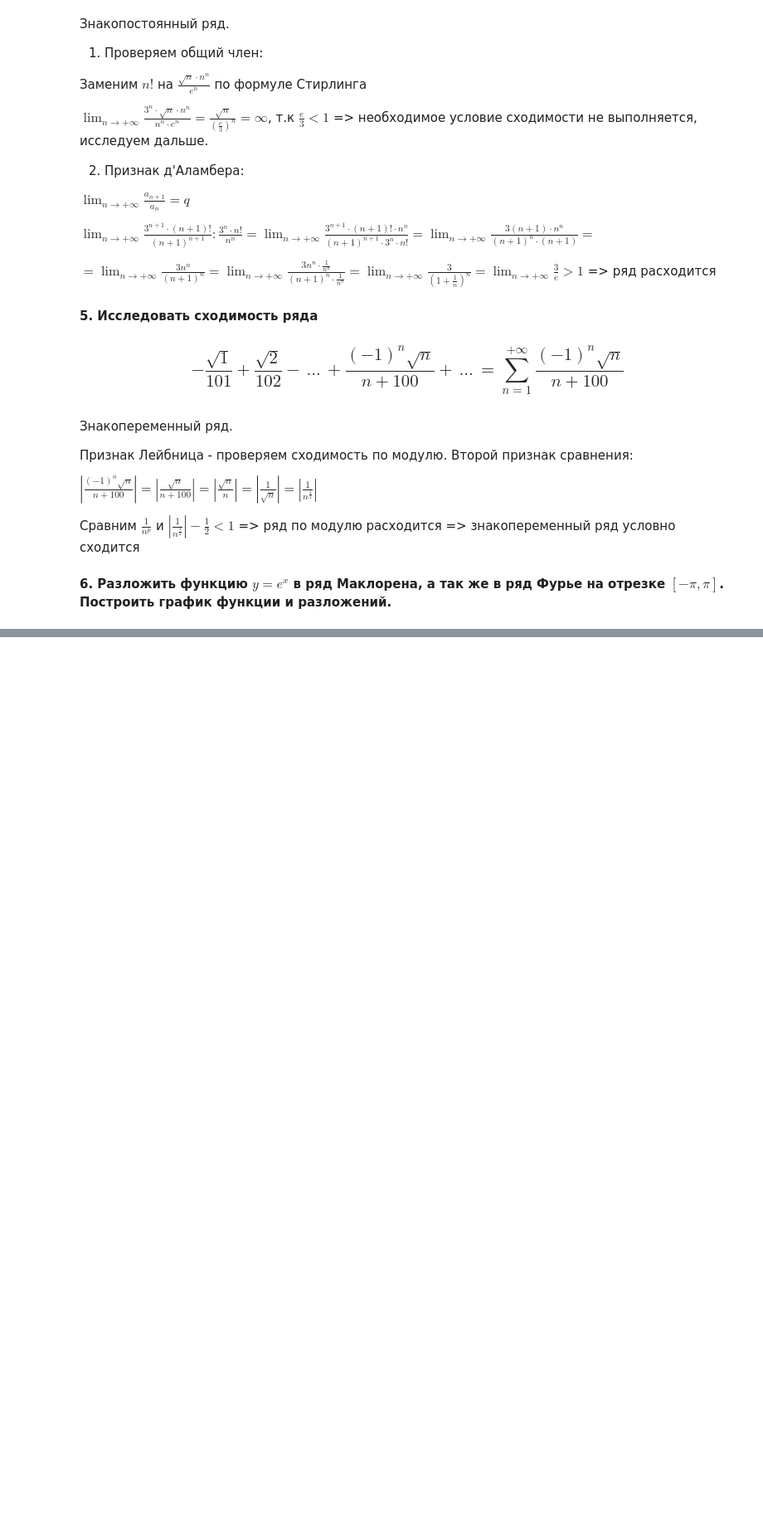
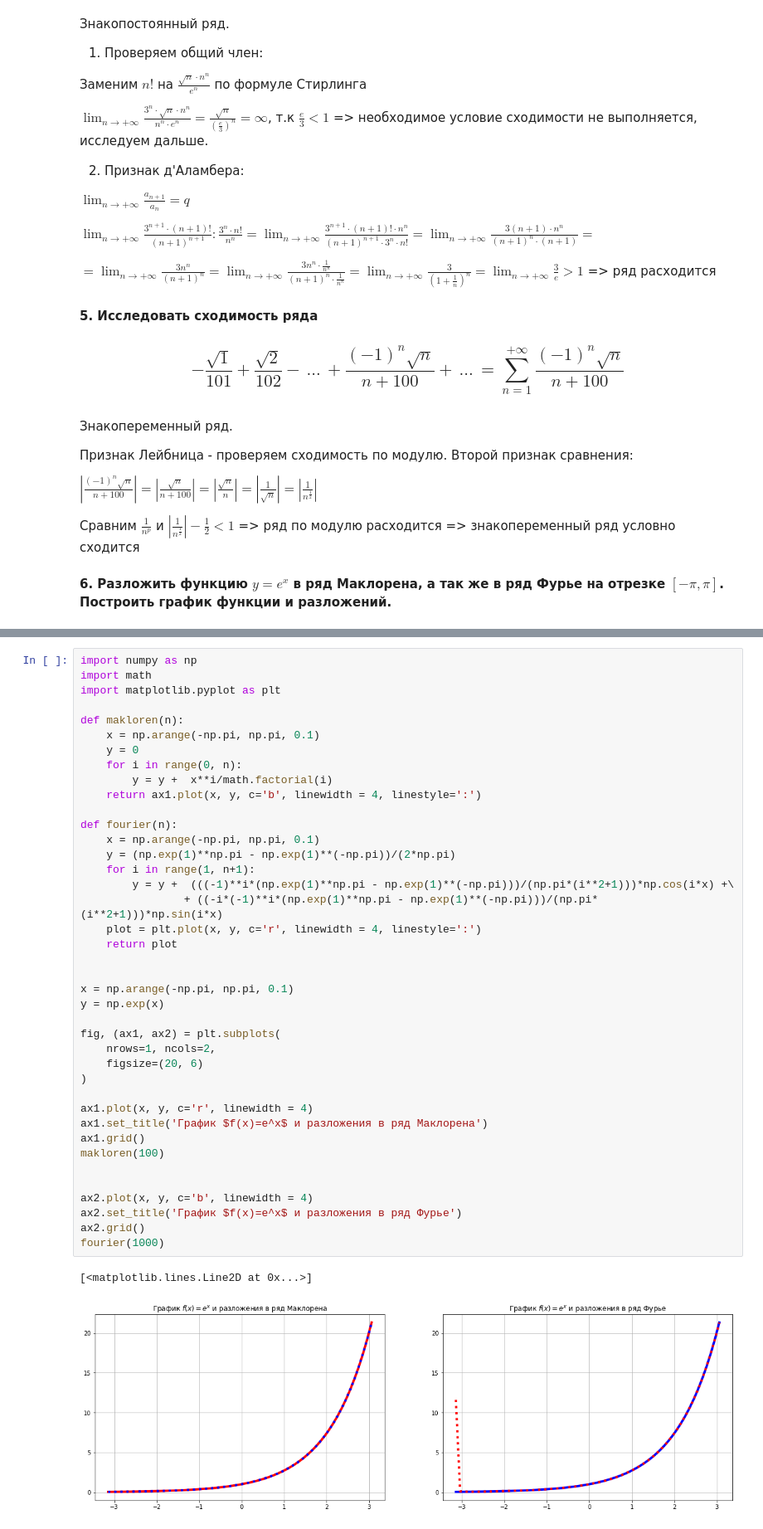
Before and after one commit to asplv/math_analysis, a Jupyter notebook: 10_series/series.ipynb, the cells around one changed output, grey strips where cells are left out. Shown at 83% size. Drawn from its saved outputs; the diff is of its cells as text; blank space fills up the shorter version.

```diff
--- a/10_series/series.ipynb
+++ b/10_series/series.ipynb
@@ -128,0 +225,43 @@ $|\frac{(-1)^n\sqrt n}{n+100}| = |\frac{\sqrt n}{n+100}| = |\frac{\sqrt n}{n}| =
+# %%
+import numpy as np
+import math
+import matplotlib.pyplot as plt
+
+def makloren(n):
+    x = np.arange(-np.pi, np.pi, 0.1)
+    y = 0
+    for i in range(0, n):
+        y = y +  x**i/math.factorial(i)
+    return ax1.plot(x, y, c='b', linewidth = 4, linestyle=':')
+
+def fourier(n):
+    x = np.arange(-np.pi, np.pi, 0.1)
+    y = (np.exp(1)**np.pi - np.exp(1)**(-np.pi))/(2*np.pi)
+    for i in range(1, n+1):
+        y = y +  (((-1)**i*(np.exp(1)**np.pi - np.exp(1)**(-np.pi)))/(np.pi*(i**2+1)))*np.cos(i*x) +\
+                + ((-i*(-1)**i*(np.exp(1)**np.pi - np.exp(1)**(-np.pi)))/(np.pi*(i**2+1)))*np.sin(i*x)
+    plot = plt.plot(x, y, c='r', linewidth = 4, linestyle=':')
+    return plot
+
+
+x = np.arange(-np.pi, np.pi, 0.1)
+y = np.exp(x)
+
+fig, (ax1, ax2) = plt.subplots(
+    nrows=1, ncols=2,
+    figsize=(20, 6)
+)
+
+ax1.plot(x, y, c='r', linewidth = 4)
+ax1.set_title('График $f(x)=e^x$ и разложения в ряд Маклорена')
+ax1.grid()
+makloren(100)
+
+
+ax2.plot(x, y, c='b', linewidth = 4)
+ax2.set_title('График $f(x)=e^x$ и разложения в ряд Фурье')
+ax2.grid()
+fourier(1000)
+# %% [output]
+[<matplotlib.lines.Line2D at 0x...>]
+[figure, added]
```
Also changed, not shown: parts of 3 cells of this notebook, 1 other file.
